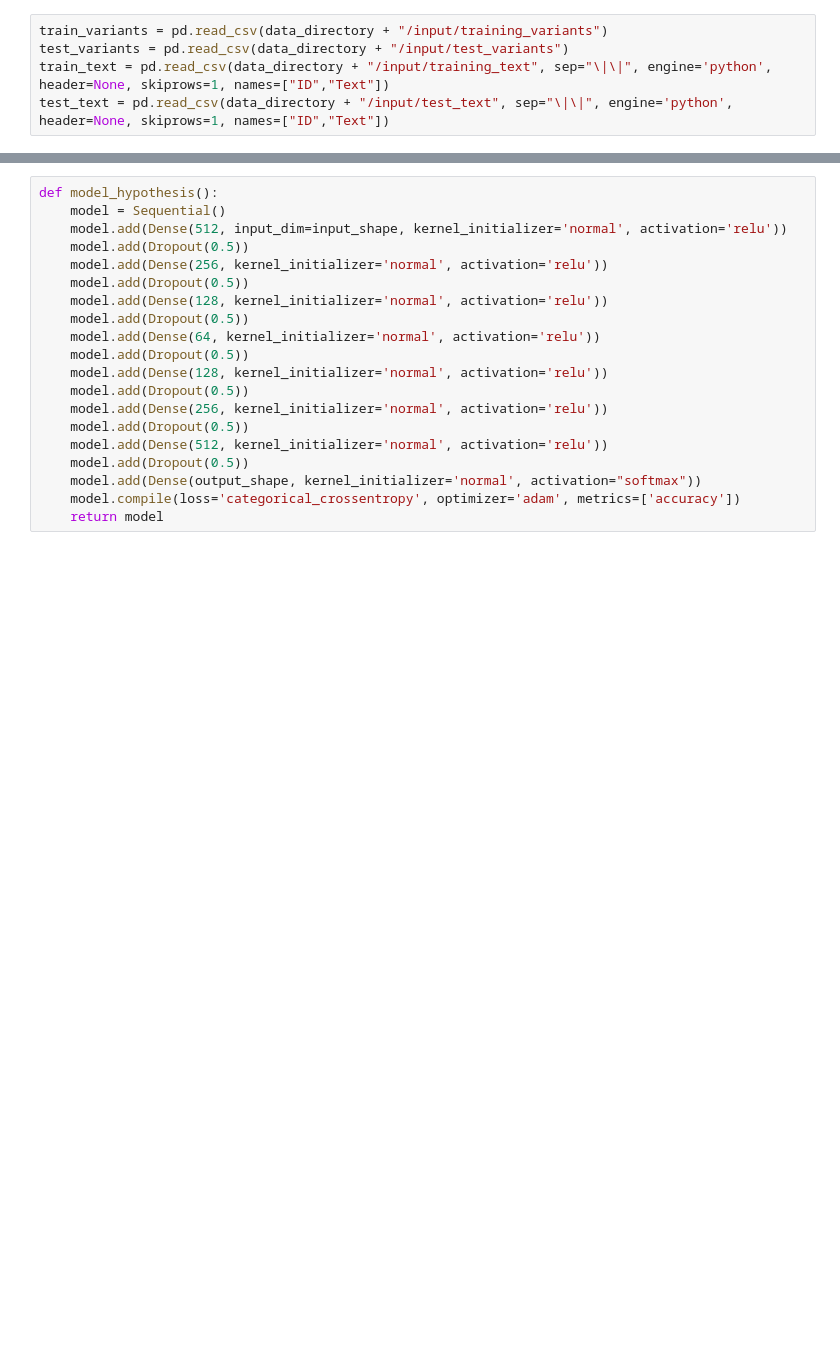
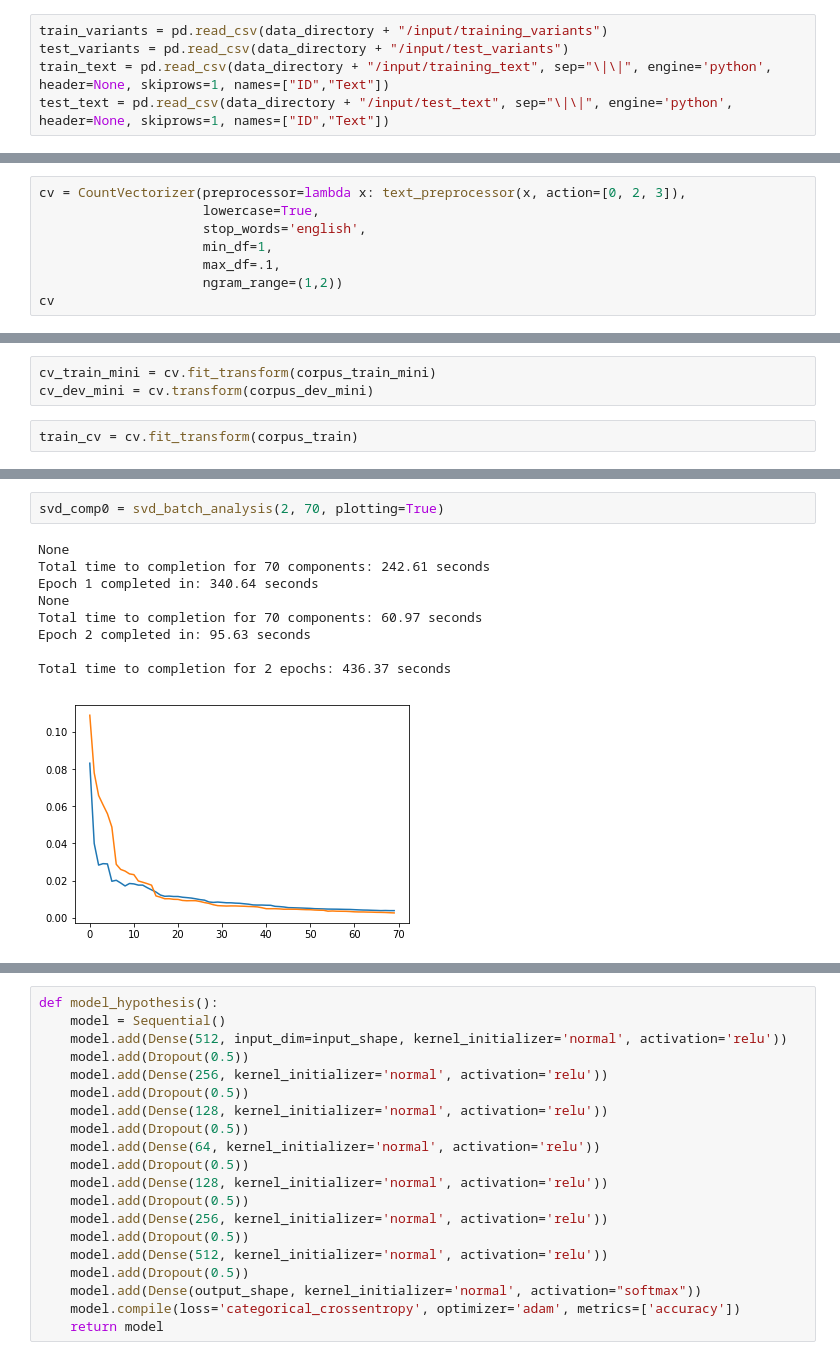
Before and after one commit to planetceres/NIPS-personalized-medicine, a Jupyter notebook: hypothesis_keras.ipynb, the cells around one changed output, grey strips where cells are left out. Drawn from its saved outputs; the diff is of its cells as text; blank space fills up the shorter version.

```diff
--- a/hypothesis_keras.ipynb
+++ b/hypothesis_keras.ipynb
@@ -61,0 +666,8 @@ Using TensorFlow backend.
+# %%
+cv = CountVectorizer(preprocessor=lambda x: text_preprocessor(x, action=[0, 2, 3]),
+                     lowercase=True,
+                     stop_words='english',
+                     min_df=1,
+                     max_df=.1,
+                     ngram_range=(1,2))
+cv
@@ -61,0 +682,5 @@ Using TensorFlow backend.
+# %%
+cv_train_mini = cv.fit_transform(corpus_train_mini)
+cv_dev_mini = cv.transform(corpus_dev_mini)
+# %%
+train_cv = cv.fit_transform(corpus_train)
@@ -61,0 +1050,12 @@ Using TensorFlow backend.
+# %%
+svd_comp0 = svd_batch_analysis(2, 70, plotting=True)
+# %% [output]
+None
+Total time to completion for 70 components: 242.61 seconds
+Epoch 1 completed in: 340.64 seconds
+None
+Total time to completion for 70 components: 60.97 seconds
+Epoch 2 completed in: 95.63 seconds
+
+Total time to completion for 2 epochs: 436.37 seconds
+[figure, added]
```
Also changed, not shown: parts of 185 cells of this notebook.
